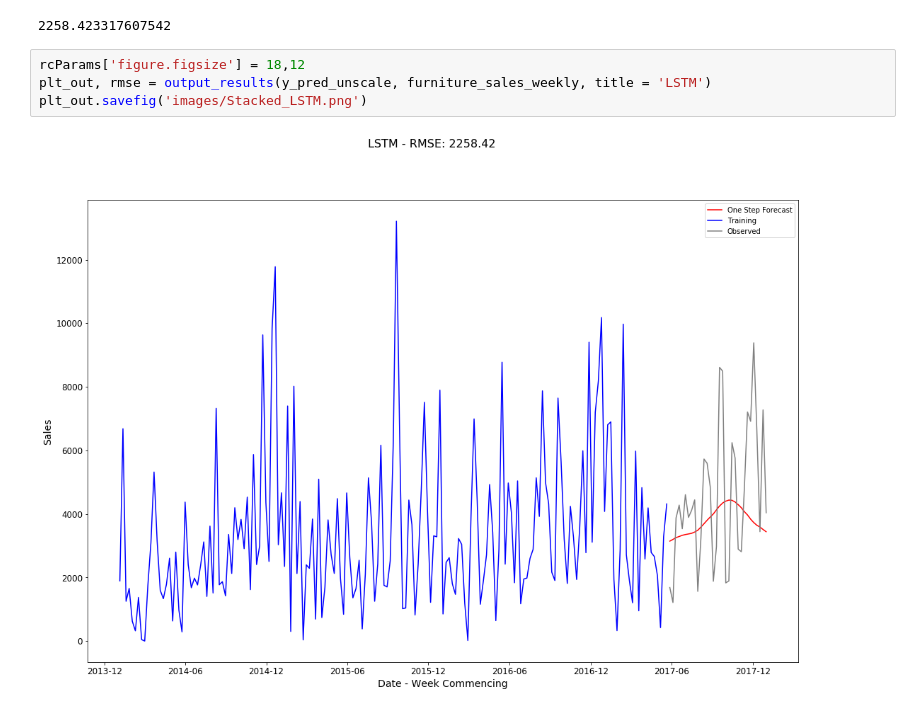
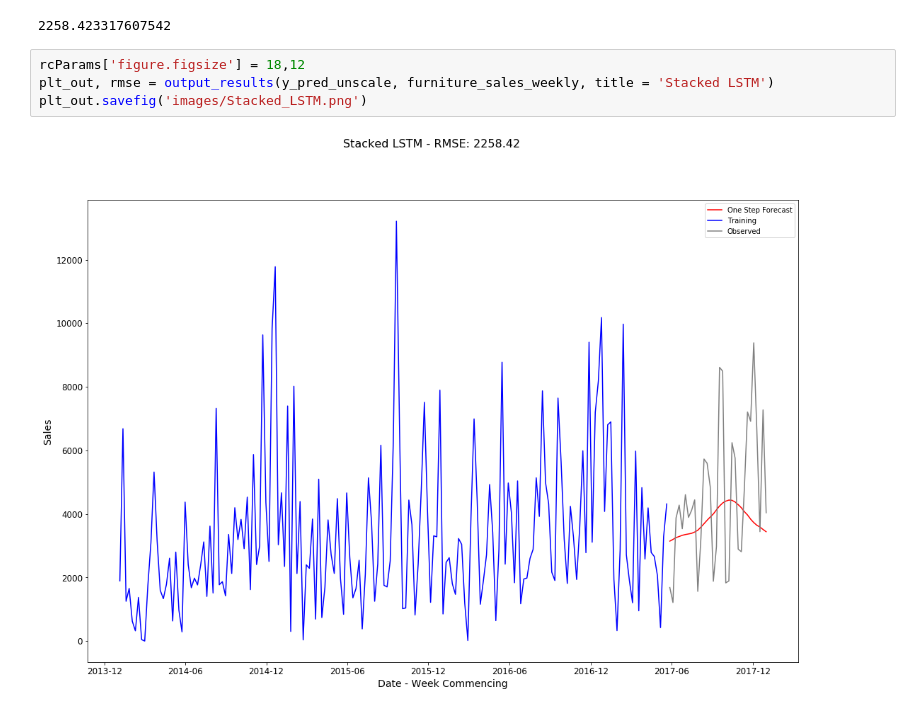
Before and after one commit to AriadneData/Python_Time_Series, a Jupyter notebook: TimeSeries_Keras.ipynb, the cells around one changed output. Cells and saved outputs as stored; diff of their text form.

Commit message:
Stacked LSTM

```diff
--- a/TimeSeries_Keras.ipynb
+++ b/TimeSeries_Keras.ipynb
@@ -232,7 +232,7 @@ math.sqrt(mean_squared_error(y_test_unscale, y_pred_unscale))
 2258.423317607542
 # %%
 rcParams['figure.figsize'] = 18,12
-plt_out, rmse = output_results(y_pred_unscale, furniture_sales_weekly, title = 'LSTM')
+plt_out, rmse = output_results(y_pred_unscale, furniture_sales_weekly, title = 'Stacked LSTM')
 plt_out.savefig('images/Stacked_LSTM.png')
 # %% [output]
-[figure, old version]
+[figure, new version]
```
Also changed, not shown: parts of 1 cell of this notebook, 4 other files.
